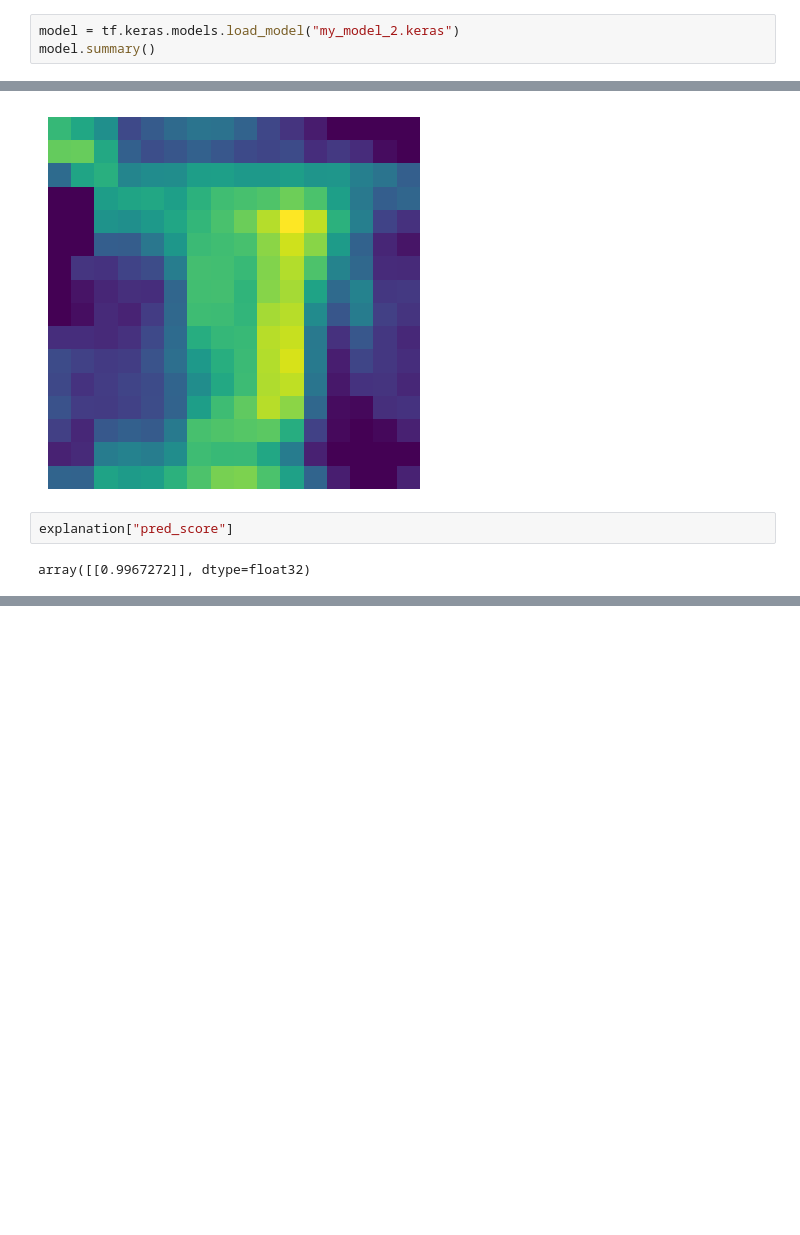
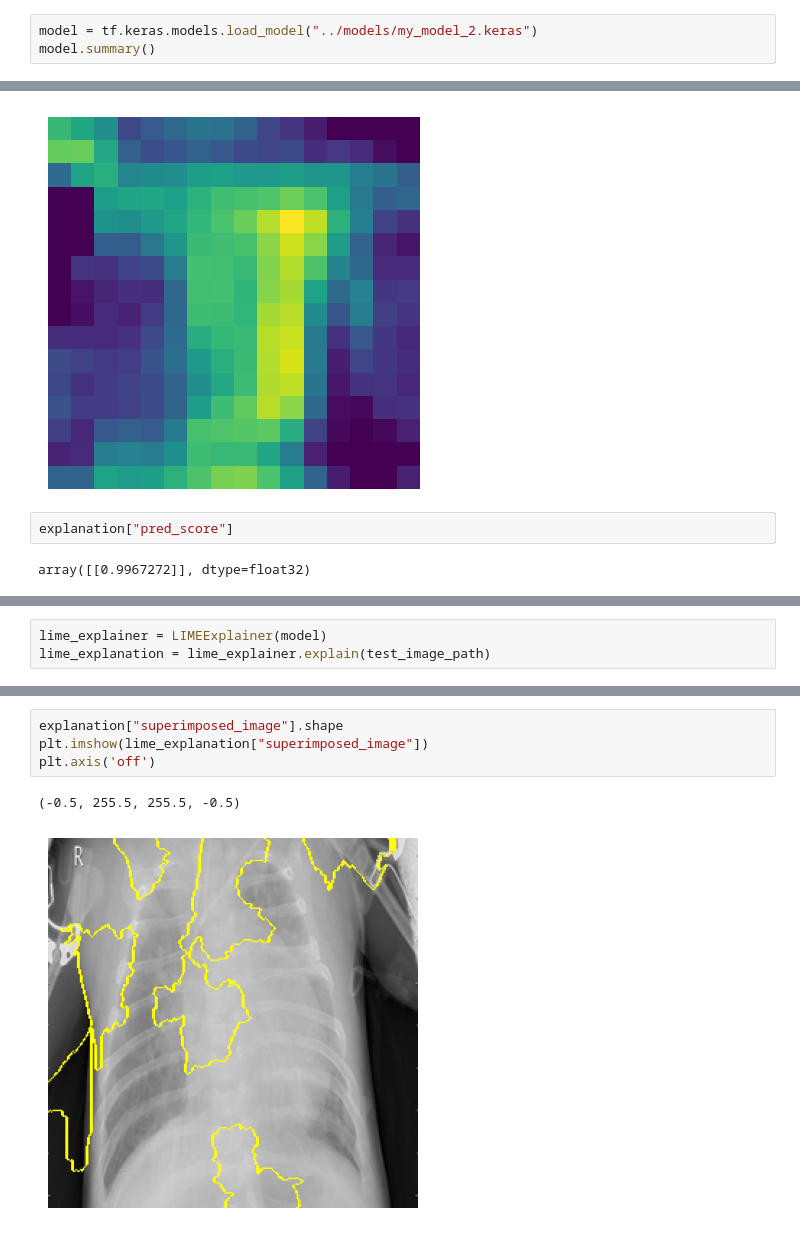
Before and after one commit to desire-del/xaipneumonia, a Jupyter notebook: experiments/test.ipynb, the cells around one changed output, grey strips where cells are left out. Drawn from its saved outputs; the diff is of its cells as text; blank space fills up the shorter version.

Commit message:
feat : Lime Explaner

```diff
--- a/experiments/test.ipynb
+++ b/experiments/test.ipynb
@@ -62,7 +59,7 @@ print("Model summary: ", model.summary())
 # %%
 index_to_class = {0: 'NORMAL', 1: 'PNEUMONIA'}
 # %%
-model = tf.keras.models.load_model("my_model_2.keras")
+model = tf.keras.models.load_model("../models/my_model_2.keras")
 model.summary()
 # %% [output]
 Model: "functional"
@@ -182,0 +184,3 @@ plt.axis('off')
+# %%
+lime_explainer = LIMEExplainer(model)
+lime_explanation = lime_explainer.explain(test_image_path)
@@ -182,0 +215,7 @@ plt.axis('off')
+# %%
+explanation["superimposed_image"].shape
+plt.imshow(lime_explanation["superimposed_image"])
+plt.axis('off')
+# %% [output]
+(-0.5, 255.5, 255.5, -0.5)
+[figure, added]
```
Also changed, not shown: parts of 12 cells of this notebook, 4 other files.
